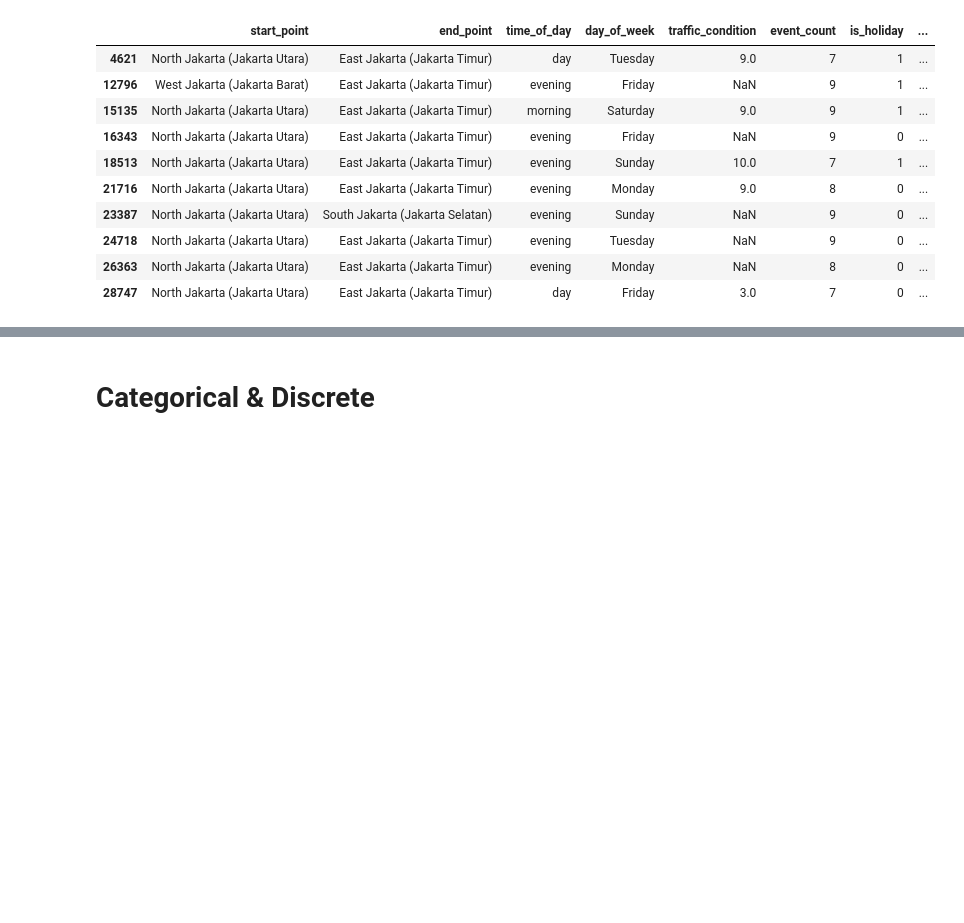
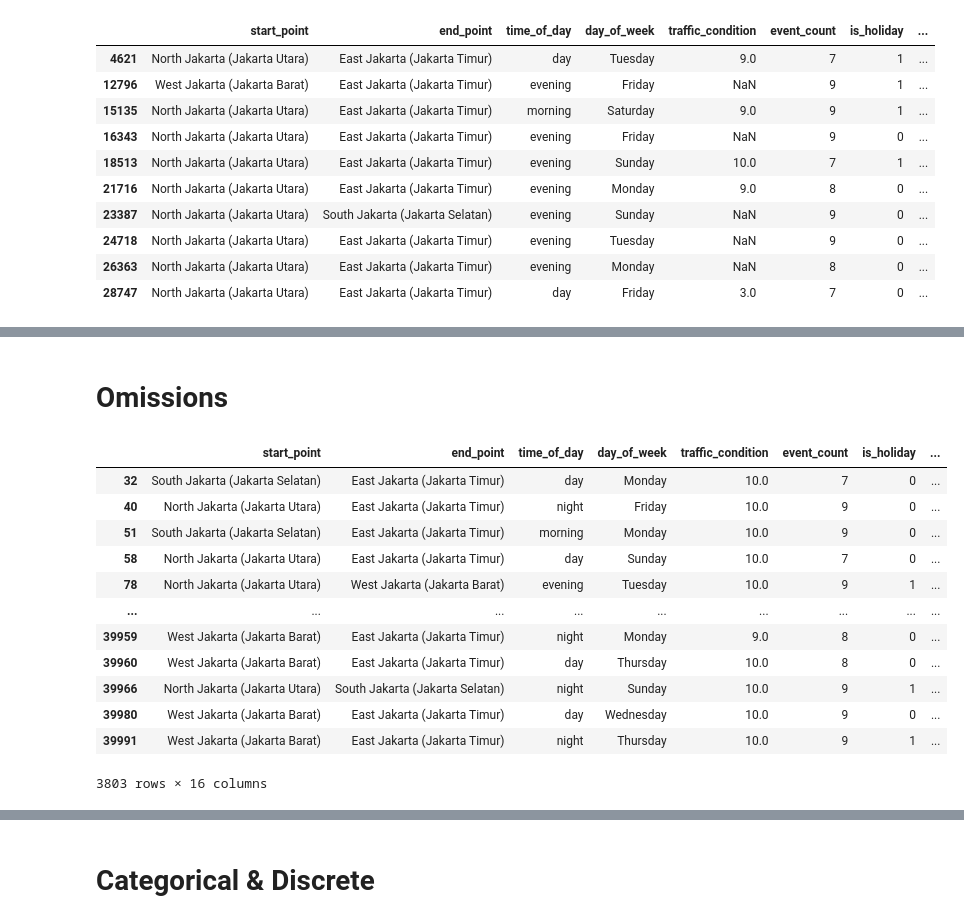
Before and after one commit to dinanabila/hackathon-linear-regression-yandex-2026, a Jupyter notebook: eda.ipynb, the cells around one changed output, grey strips where cells are left out. Saved outputs shown, nothing was run; the diff lists cells and outputs as text; code cells hidden in the pictures; blank space fills up the shorter version.

```diff
--- a/eda.ipynb
+++ b/eda.ipynb
@@ -185,0 +219,21 @@ travel_time_outlier
+# %% [markdown]
+# **Omissions**
+# %%
+train_sample[
+    (train_sample["traffic_condition"] >= 9) &
+    (train_sample["vehicle_density"] == "low")
+]
+# %% [output]
+|  | start_point | end_point | time_of_day | day_of_week | traffic_condition | event_count | is_holiday | ... |
+| 32 | South Jakarta (Jakarta Selatan) | East Jakarta (Jakarta Timur) | day | Monday | 10.0 | 7 | 0 | ... |
+| 40 | North Jakarta (Jakarta Utara) | East Jakarta (Jakarta Timur) | night | Friday | 10.0 | 9 | 0 | ... |
+| 51 | South Jakarta (Jakarta Selatan) | East Jakarta (Jakarta Timur) | morning | Monday | 10.0 | 9 | 0 | ... |
+| 58 | North Jakarta (Jakarta Utara) | East Jakarta (Jakarta Timur) | day | Sunday | 10.0 | 7 | 0 | ... |
+| 78 | North Jakarta (Jakarta Utara) | West Jakarta (Jakarta Barat) | evening | Tuesday | 10.0 | 9 | 1 | ... |
+| ... | ... | ... | ... | ... | ... | ... | ... | ... |
+| 39959 | West Jakarta (Jakarta Barat) | East Jakarta (Jakarta Timur) | night | Monday | 9.0 | 8 | 0 | ... |
+| 39960 | West Jakarta (Jakarta Barat) | East Jakarta (Jakarta Timur) | day | Thursday | 10.0 | 8 | 0 | ... |
+| 39966 | North Jakarta (Jakarta Utara) | South Jakarta (Jakarta Selatan) | night | Sunday | 10.0 | 9 | 1 | ... |
+| 39980 | West Jakarta (Jakarta Barat) | East Jakarta (Jakarta Timur) | day | Wednesday | 10.0 | 9 | 0 | ... |
+| 39991 | West Jakarta (Jakarta Barat) | East Jakarta (Jakarta Timur) | night | Thursday | 10.0 | 9 | 1 | ... |
+3803 rows × 16 columns
```
Also changed, not shown: parts of 6 cells of this notebook, 7 other files.
